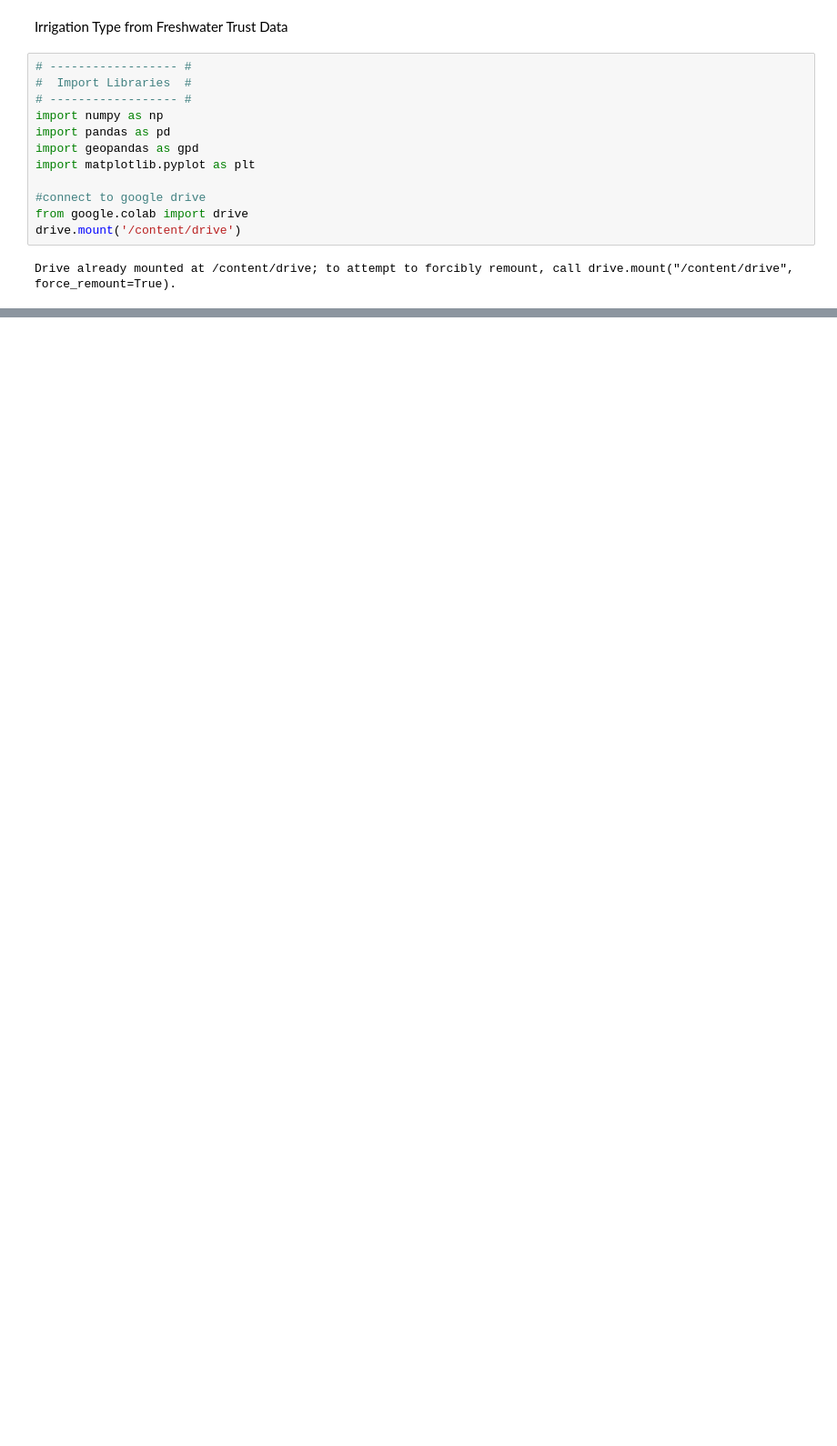
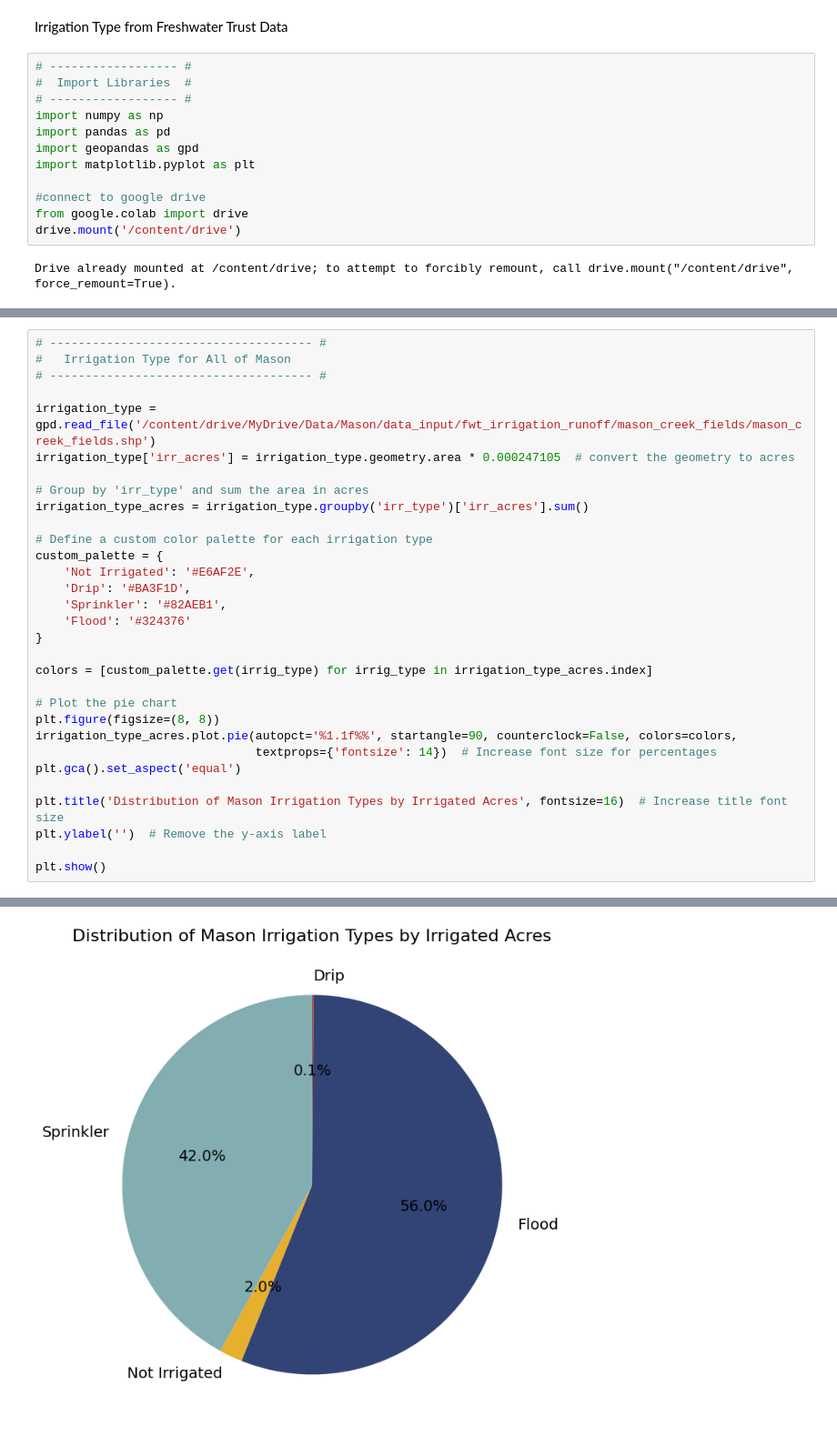
Before and after one commit to carlibeisel/mason_water_budget, a Jupyter notebook: irrigation_type_FWT.ipynb, the cells around one changed output, grey strips where cells are left out. Shown at 91% size. Drawn from its saved outputs; the diff is of its cells as text; blank space fills up the shorter version.

```diff
--- a/irrigation_type_FWT.ipynb
+++ b/irrigation_type_FWT.ipynb
@@ -18,0 +27,32 @@ Drive already mounted at /content/drive; to attempt to forcibly remount, call dr
+# %%
+# ------------------------------------- #
+#   Irrigation Type for All of Mason
+# ------------------------------------- #
+
+irrigation_type = gpd.read_file('/content/drive/MyDrive/Data/Mason/data_input/fwt_irrigation_runoff/mason_creek_fields/mason_creek_fields.shp')
+irrigation_type['irr_acres'] = irrigation_type.geometry.area * 0.000247105  # convert the geometry to acres
+
+# Group by 'irr_type' and sum the area in acres
+irrigation_type_acres = irrigation_type.groupby('irr_type')['irr_acres'].sum()
+
+# Define a custom color palette for each irrigation type
+custom_palette = {
+    'Not Irrigated': '#E6AF2E',
+    'Drip': '#BA3F1D',
+    'Sprinkler': '#82AEB1',
+    'Flood': '#324376'
+}
+
+colors = [custom_palette.get(irrig_type) for irrig_type in irrigation_type_acres.index]
+
+# Plot the pie chart
+plt.figure(figsize=(8, 8))
+irrigation_type_acres.plot.pie(autopct='%1.1f%%', startangle=90, counterclock=False, colors=colors,
+                               textprops={'fontsize': 14})  # Increase font size for percentages
+plt.gca().set_aspect('equal')
+
+plt.title('Distribution of Mason Irrigation Types by Irrigated Acres', fontsize=16)  # Increase title font size
+plt.ylabel('')  # Remove the y-axis label
+
+plt.show()
+# %% [output]
@@ -18,0 +60 @@ Drive already mounted at /content/drive; to attempt to forcibly remount, call dr
+[figure, added]
```
Also changed, not shown: parts of 15 cells of this notebook.
